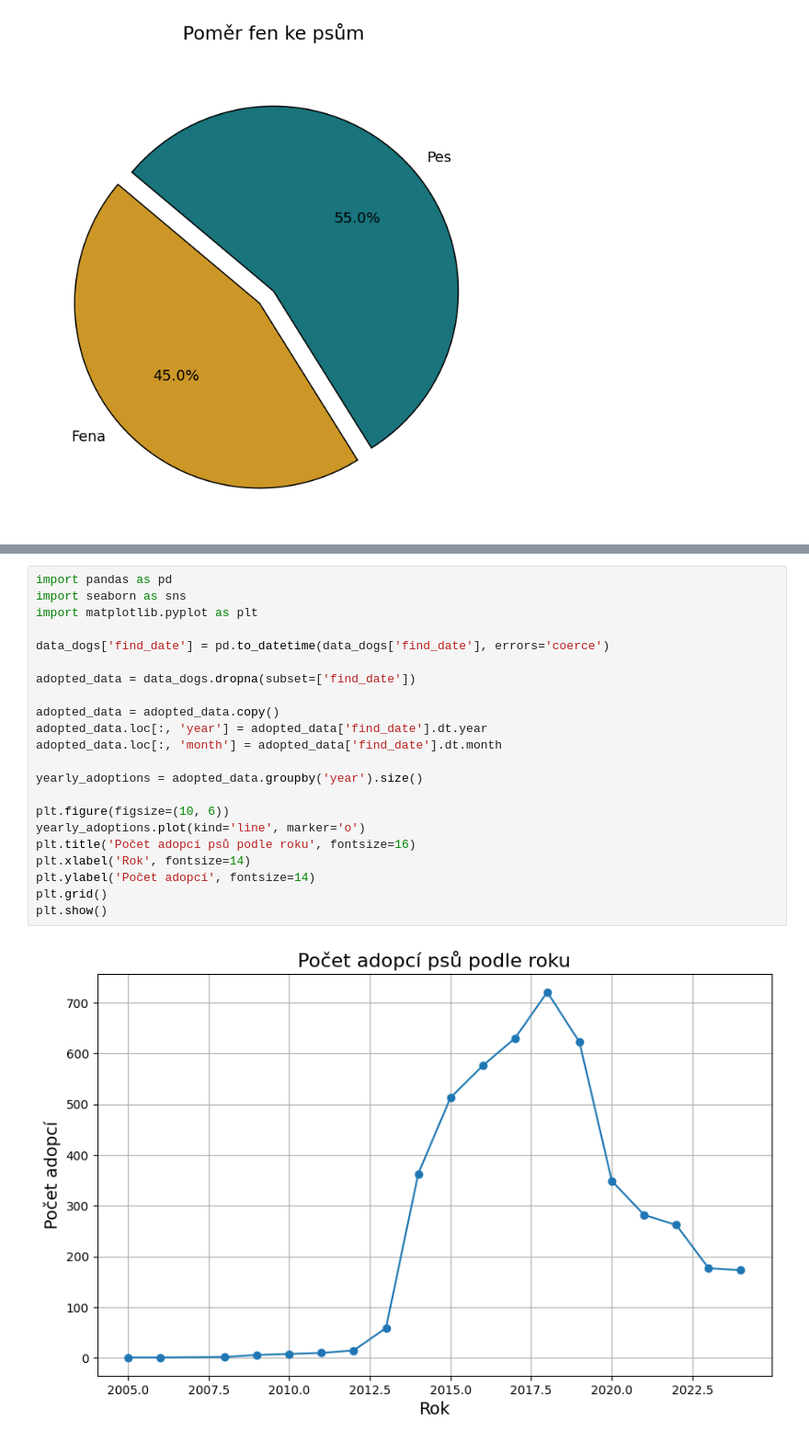
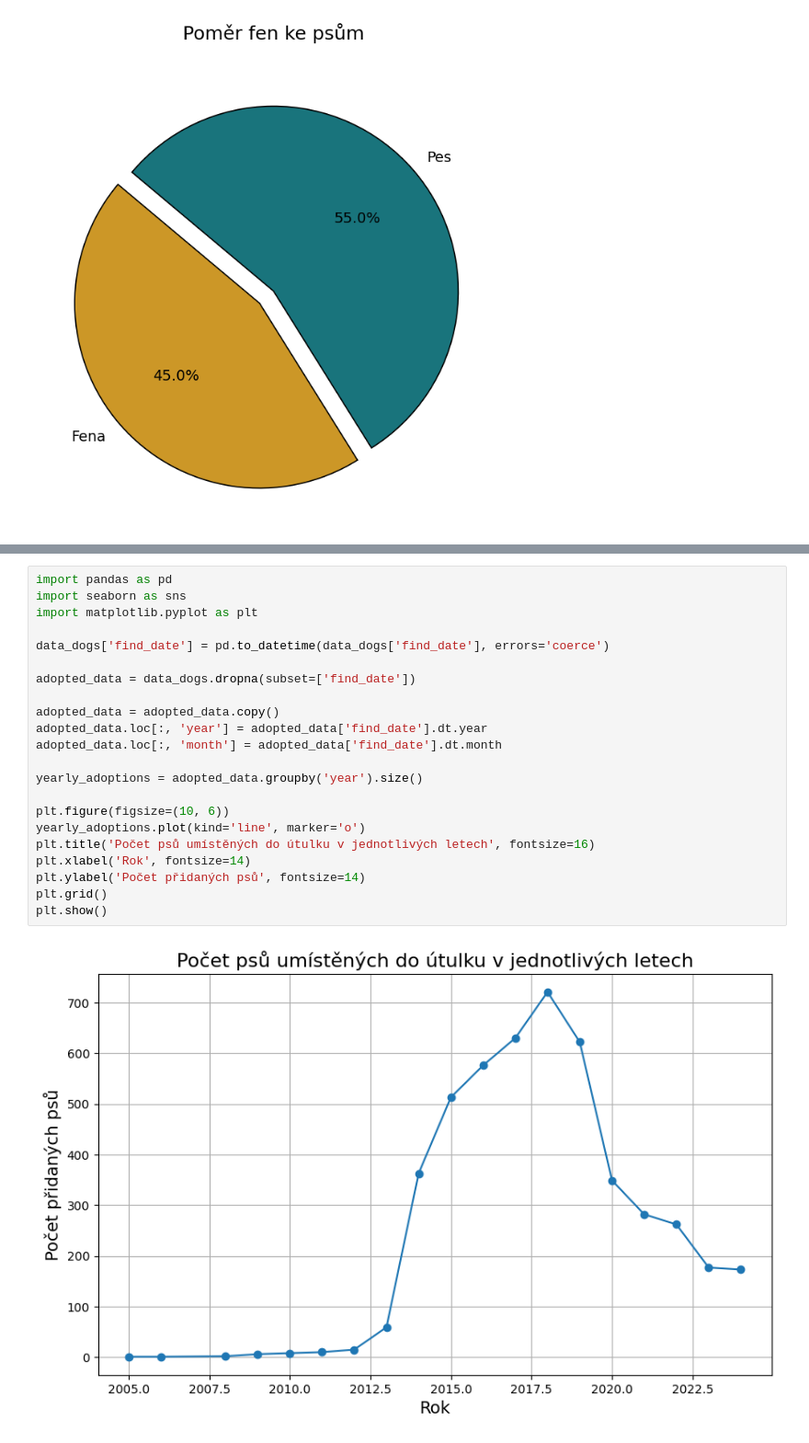
Before and after one commit to hodkni/utulky_projekt_czechitas_2024, a Jupyter notebook: utulky_seaborn_vizualizace.ipynb, the cells around one changed output, grey strips where cells are left out. Shown: that part at 92% size. Saved outputs shown, nothing was run; the diff lists cells and outputs as text.

```diff
--- a/utulky_seaborn_vizualizace.ipynb
+++ b/utulky_seaborn_vizualizace.ipynb
@@ -57,27 +57,27 @@ plt.show()
 # %%
 import pandas as pd
 import seaborn as sns
 import matplotlib.pyplot as plt
 
 data_dogs['find_date'] = pd.to_datetime(data_dogs['find_date'], errors='coerce')
 
 adopted_data = data_dogs.dropna(subset=['find_date'])
 
 adopted_data = adopted_data.copy()
 adopted_data.loc[:, 'year'] = adopted_data['find_date'].dt.year
 adopted_data.loc[:, 'month'] = adopted_data['find_date'].dt.month
 
 yearly_adoptions = adopted_data.groupby('year').size()
 
 plt.figure(figsize=(10, 6))
 yearly_adoptions.plot(kind='line', marker='o')
-plt.title('Počet adopcí psů podle roku', fontsize=16)
+plt.title('Počet psů umístěných do útulku v jednotlivých letech', fontsize=16)
 plt.xlabel('Rok', fontsize=14)
-plt.ylabel('Počet adopcí', fontsize=14)
+plt.ylabel('Počet přidaných psů', fontsize=14)
 plt.grid()
 plt.show()
 # %% [output]
-[figure, old version]
+[figure, new version]
 # %%
 size_mapping = {
     'malá (do 30 cm)': 'Malý (do 30 cm)',
```
Also changed, not shown: parts of 4 cells of this notebook.
